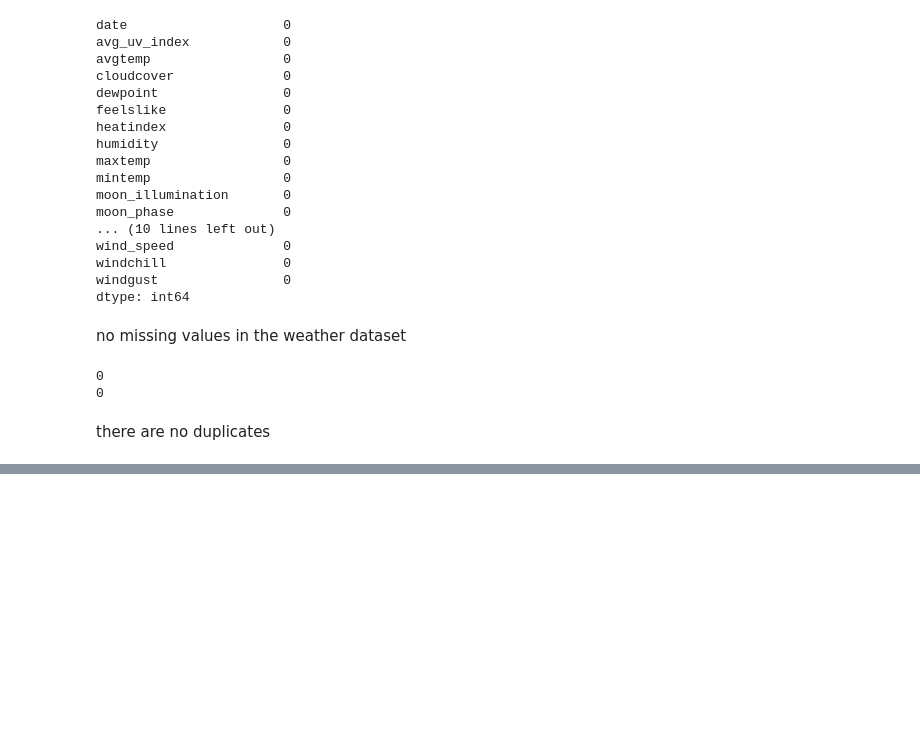
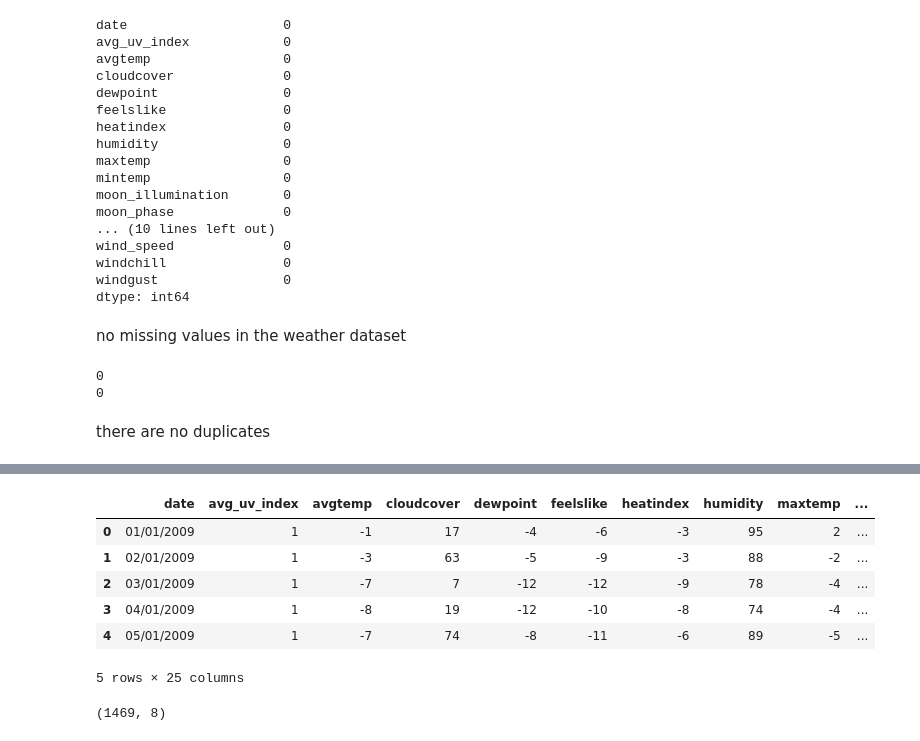
Before and after one commit to pejoCloser/Freight_Challenge, a Jupyter notebook: notebooks/01_eda_freight.ipynb, the cells around one changed output, grey strips where cells are left out. Drawn from its saved outputs; the diff is of its cells as text; code cells hidden in the pictures; blank space fills up the shorter version.

```diff
--- a/notebooks/01_eda_freight.ipynb
+++ b/notebooks/01_eda_freight.ipynb
@@ -161,0 +211,10 @@ there are no duplicates
+# %%
+df_weather.head()
+# %% [output]
+|  | date | avg_uv_index | avgtemp | cloudcover | dewpoint | feelslike | heatindex | humidity | maxtemp | ... |
+| 0 | 01/01/2009 | 1 | -1 | 17 | -4 | -6 | -3 | 95 | 2 | ... |
+| 1 | 02/01/2009 | 1 | -3 | 63 | -5 | -9 | -3 | 88 | -2 | ... |
+| 2 | 03/01/2009 | 1 | -7 | 7 | -12 | -12 | -9 | 78 | -4 | ... |
+| 3 | 04/01/2009 | 1 | -8 | 19 | -12 | -10 | -8 | 74 | -4 | ... |
+| 4 | 05/01/2009 | 1 | -7 | 74 | -8 | -11 | -6 | 89 | -5 | ... |
+5 rows × 25 columns
@@ -161,0 +224,5 @@ there are no duplicates
+# %%
+#df_freight.dropna(subset=['Total_Freight'], inplace=True)
+df_freight.shape
+# %% [output]
+(1469, 8)
```
Also changed, not shown: parts of 13 cells of this notebook, 2 other files.
